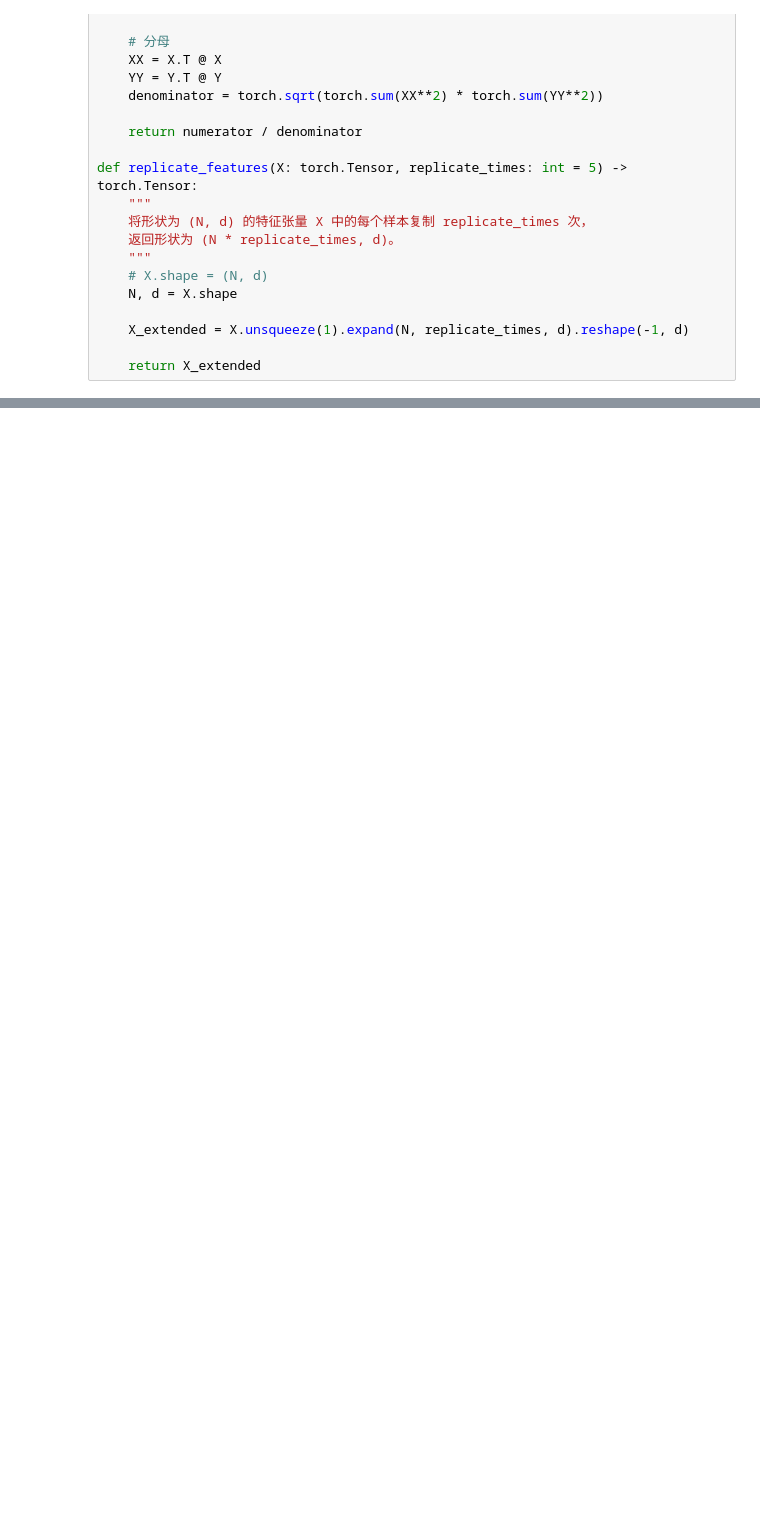
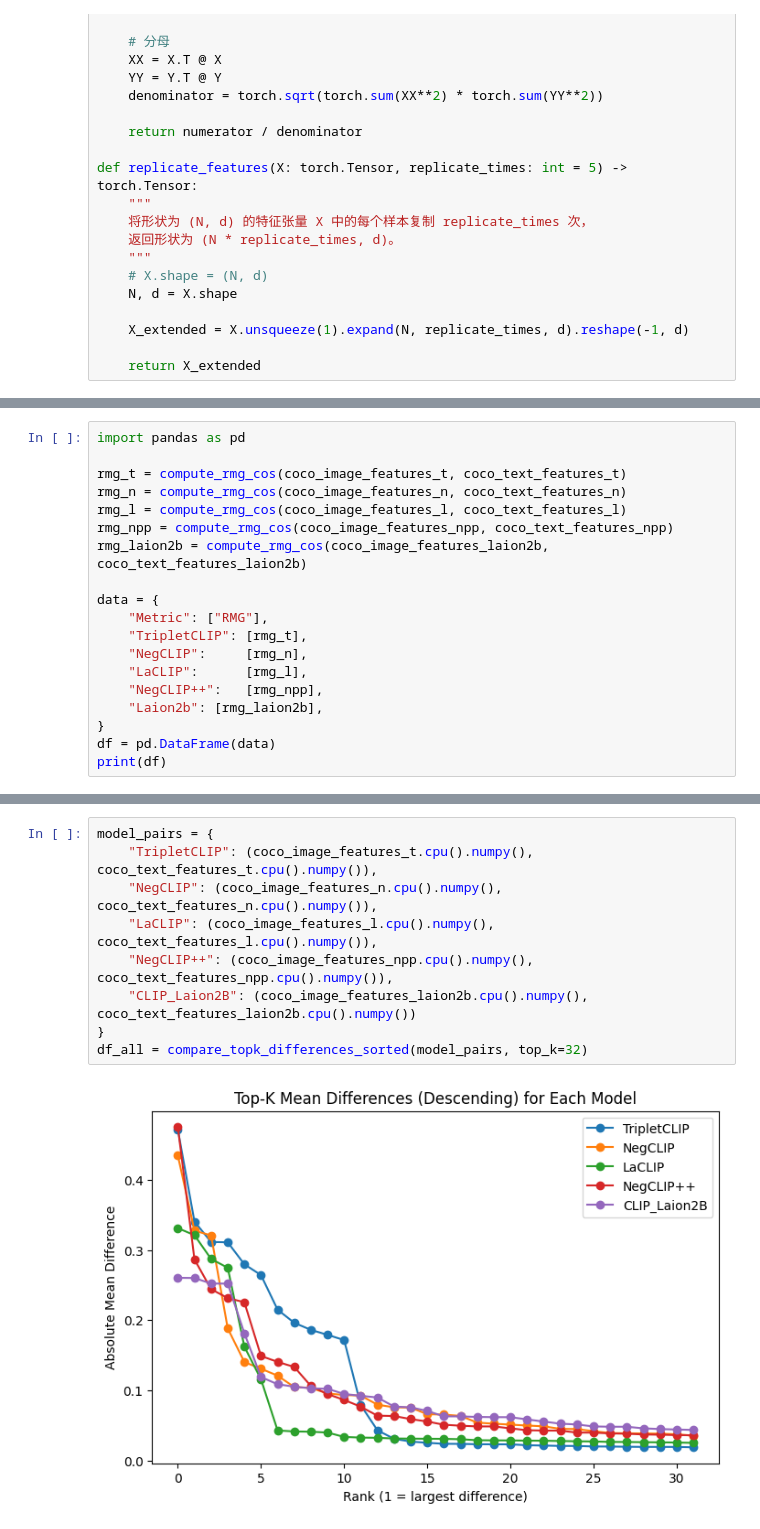
Before and after one commit to mlfoundations/open_clip, a Jupyter notebook: Feature Evaluation.ipynb, the cells around one changed output, grey strips where cells are left out. Drawn from its saved outputs; the diff is of its cells as text; blank space fills up the shorter version.

```diff
--- a/Feature Evaluation.ipynb
+++ b/Feature Evaluation.ipynb
@@ -584,0 +935,19 @@ npp  0.963544  0.962884  0.958622  0.963751
+# %%
+import pandas as pd
+
+rmg_t = compute_rmg_cos(coco_image_features_t, coco_text_features_t)
+rmg_n = compute_rmg_cos(coco_image_features_n, coco_text_features_n)
+rmg_l = compute_rmg_cos(coco_image_features_l, coco_text_features_l)
+rmg_npp = compute_rmg_cos(coco_image_features_npp, coco_text_features_npp)
+rmg_laion2b = compute_rmg_cos(coco_image_features_laion2b, coco_text_features_laion2b)
+
+data = {
+    "Metric": ["RMG"],
+    "TripletCLIP": [rmg_t],
+    "NegCLIP":     [rmg_n],
+    "LaCLIP":      [rmg_l],
+    "NegCLIP++":   [rmg_npp],
+    "Laion2b": [rmg_laion2b],
+}
+df = pd.DataFrame(data)
+print(df)
@@ -584,0 +1020,11 @@ npp  0.963544  0.962884  0.958622  0.963751
+# %%
+model_pairs = {
+    "TripletCLIP": (coco_image_features_t.cpu().numpy(), coco_text_features_t.cpu().numpy()),
+    "NegCLIP": (coco_image_features_n.cpu().numpy(), coco_text_features_n.cpu().numpy()),
+    "LaCLIP": (coco_image_features_l.cpu().numpy(), coco_text_features_l.cpu().numpy()),
+    "NegCLIP++": (coco_image_features_npp.cpu().numpy(), coco_text_features_npp.cpu().numpy()),
+    "CLIP_Laion2B": (coco_image_features_laion2b.cpu().numpy(), coco_text_features_laion2b.cpu().numpy())
+}
+df_all = compare_topk_differences_sorted(model_pairs, top_k=32)
+# %% [output]
+[figure, added]
```
Also changed, not shown: parts of 48 cells of this notebook, 1 other file.
